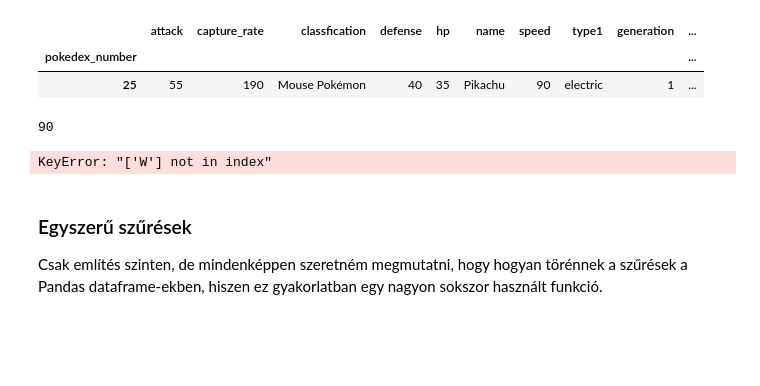
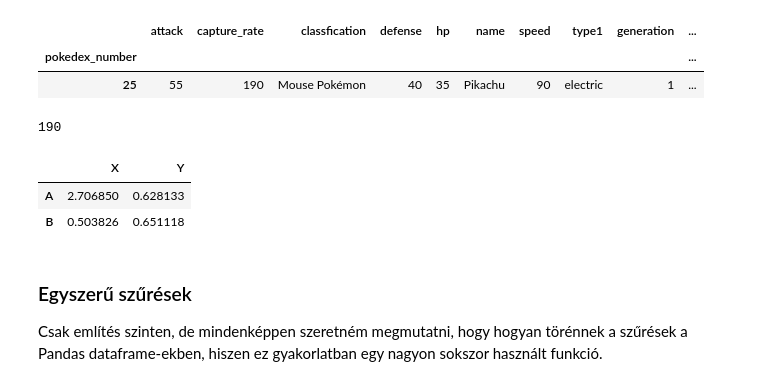
Before and after one commit to mizsakpeti/python-plotting-eCon, a Jupyter notebook: jupyter-notebooks/02_Used_data_types/02_Data_types_for_plotting.ipynb, the cells around one changed output. Cells and saved outputs as stored; diff of their text form; code cells hidden in the pictures; blank space fills up the shorter version.

```diff
--- a/jupyter-notebooks/02_Used_data_types/02_Data_types_for_plotting.ipynb
+++ b/jupyter-notebooks/02_Used_data_types/02_Data_types_for_plotting.ipynb
@@ -400,13 +400,15 @@ df_poke.loc[df_poke['name'] == "Pikachu"]  # Sor egy oszlop értéke alapján
 | pokedex_number |  |  |  |  |  |  |  |  |  | ... |
 | 25 | 55 | 190 | Mouse Pokémon | 40 | 35 | Pikachu | 90 | electric | 1 | ... |
 # %%
-df_poke.loc[24, 'capture_rate']   # Sor és oszlop egyszerre: Megkapjuk az értéket
+df_poke.loc[25, 'capture_rate']   # Sor és oszlop egyszerre: Megkapjuk az értéket
 # %% [output]
-90
+190
 # %%
-df.loc[['A','B'],['W','Y']]    # Több sor, több oszlop
+df.loc[['A','B'],['X','Y']]    # Több sor, több oszlop
 # %% [output]
-KeyError: "['W'] not in index"
+|  | X | Y |
+| A | 2.706850 | 0.628133 |
+| B | 0.503826 | 0.651118 |
 # %% [markdown]
 ### Egyszerű szűrések
 Csak említés szinten, de mindenképpen szeretném megmutatni, hogy hogyan törénnek a szűrések a Pandas dataframe-ekben, hiszen ez gyakorlatban egy nagyon sokszor használt funkció.
```
Also changed, not shown: parts of 7 cells of this notebook, 8 other files.
